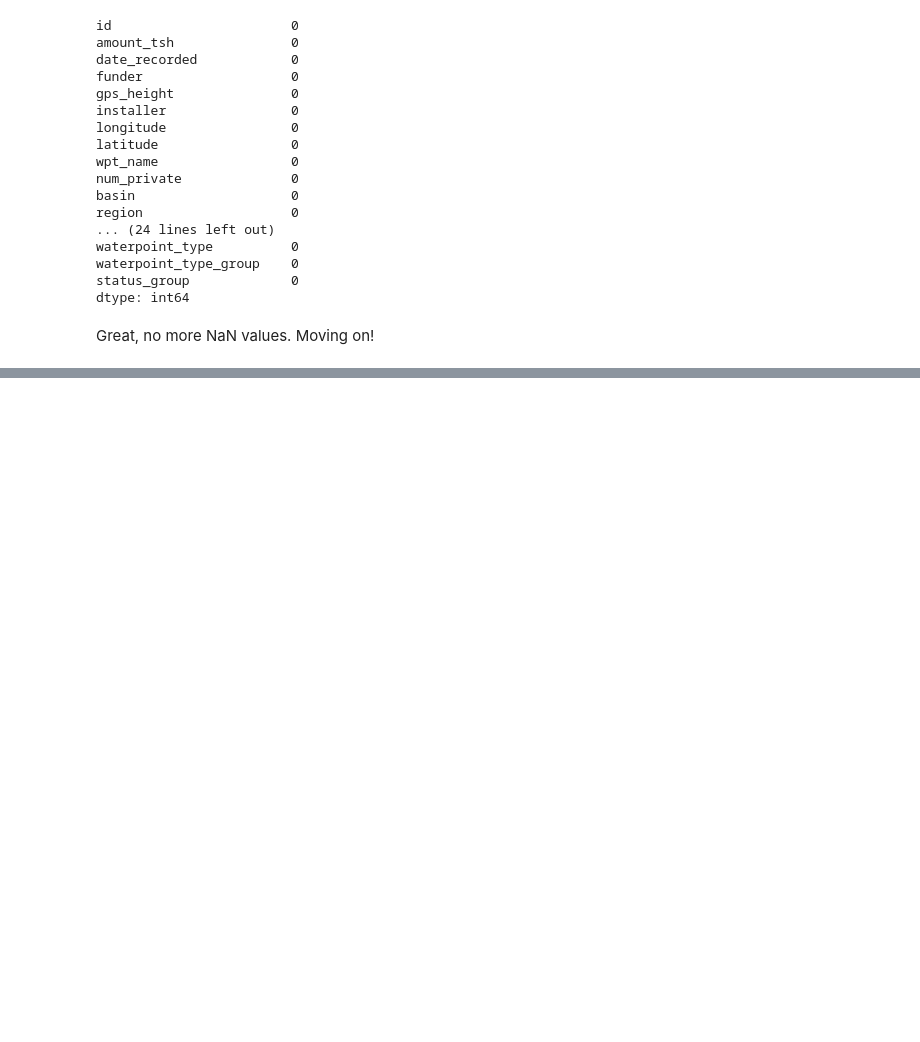
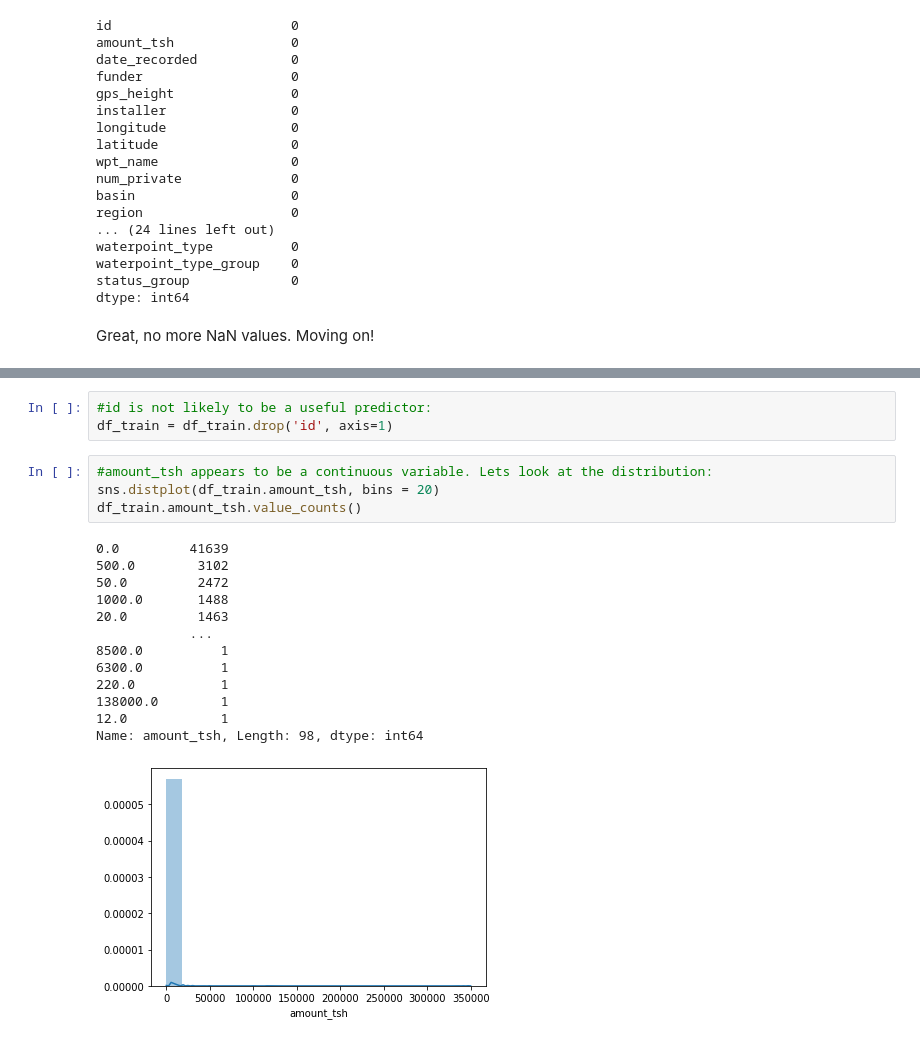
Before and after one commit to akashrama/tanzania_water_predictor, a Jupyter notebook: notebooks/exploratory/Brent/Eda_cleaning.ipynb, the cells around one changed output, grey strips where cells are left out. Cells and saved outputs as stored; diff of their text form; blank space fills up the shorter version.

```diff
--- a/notebooks/exploratory/Brent/Eda_cleaning.ipynb
+++ b/notebooks/exploratory/Brent/Eda_cleaning.ipynb
@@ -431,0 +464,21 @@ Great, no more NaN values. Moving on!
+# %%
+#id is not likely to be a useful predictor:
+df_train = df_train.drop('id', axis=1)
+# %%
+#amount_tsh appears to be a continuous variable. Lets look at the distribution:
+sns.distplot(df_train.amount_tsh, bins = 20)
+df_train.amount_tsh.value_counts()
+# %% [output]
+0.0         41639
+500.0        3102
+50.0         2472
+1000.0       1488
+20.0         1463
+            ...
+8500.0          1
+6300.0          1
+220.0           1
+138000.0        1
+12.0            1
+Name: amount_tsh, Length: 98, dtype: int64
+[figure, added]
```
Also changed, not shown: parts of 27 cells of this notebook, 2 other files.
